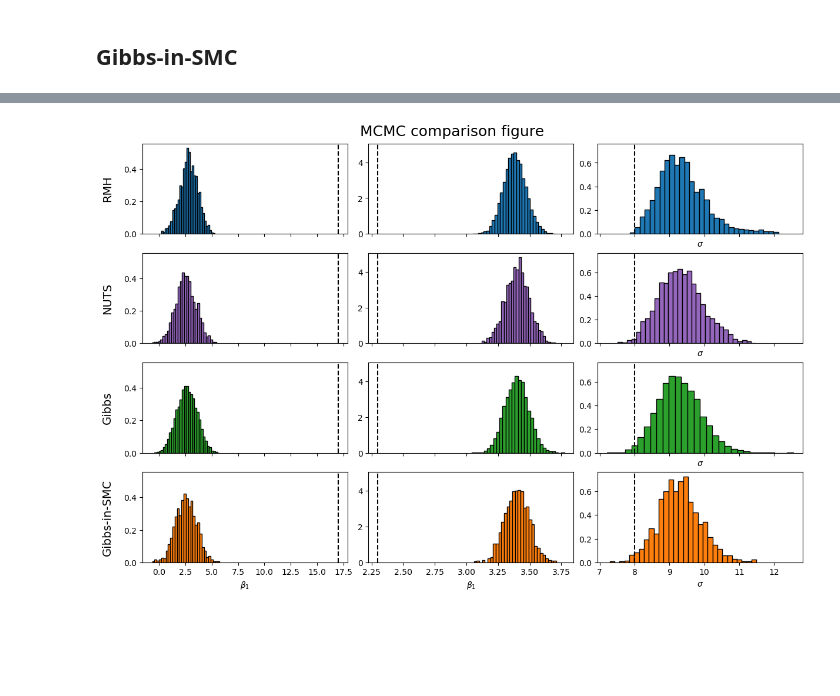
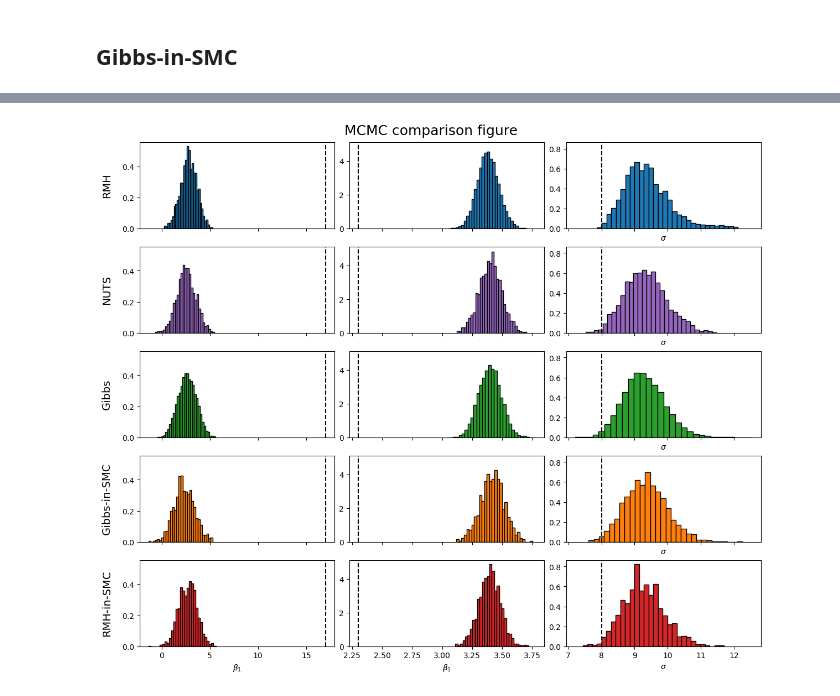
Before and after one commit to UncertaintyInComplexSystems/bamojax, a Jupyter notebook: bamojax/examples/toy_examples/linear_regression.ipynb, the cells around one changed output, grey strips where cells are left out. Drawn from its saved outputs; the diff is of its cells as text; code cells hidden in the pictures; blank space fills up the shorter version.

Commit message:
Enabled MCMC-within-SMC with generic Blackjax kernels

```diff
--- a/bamojax/examples/toy_examples/linear_regression.ipynb
+++ b/bamojax/examples/toy_examples/linear_regression.ipynb
@@ -178,7 +180,7 @@ print('warm parameters', warm_parameters)
 
 nuts_kernel = nuts(logdensity_fn, **warm_parameters)
 
-nuts_states, nuts_info = run_chain(k_mcmc, kernel=nuts_kernel.step, initial_state=warm_state, num_samples=num_burn+num_samples)
+nuts_states, nuts_info = run_chain(k_mcmc, step_fn=nuts_kernel.step, initial_state=warm_state, num_samples=num_burn+num_samples)
 nuts_states = jax.tree_util.tree_map(lambda x: x[num_burn::num_thin, ...], nuts_states)
 
 _ = plot_states(nuts_states.position, color='tab:purple', title='NUTS')
@@ -206,7 +208,7 @@ num_chains = 1
 
 key, subkey = jrnd.split(key)
 
-gibbs_states, gibbs_info = inference_loop(subkey, model=LinearRegression, kernel=gibbs, num_samples=num_samples, num_burn=num_burn, num_chains=num_chains, num_thin=num_thin)
+gibbs_states, gibbs_info = mcmc_inference_loop(subkey, model=LinearRegression, kernel=gibbs, num_samples=num_samples, num_burn=num_burn, num_chains=num_chains, num_thin=num_thin)
 
 _ = plot_states(gibbs_states.position, color='tab:green', title='Gibbs')
 
@@ -229,15 +231,15 @@ num_mcmc_steps = 100
 num_particles = 1_000
 
 step_fns = dict(beta=normal_random_walk, sigma=normal_random_walk)
-step_fn_params = dict(beta=dict(sigma=0.05), sigma=dict(sigma=0.2))
+step_fn_params = dict(beta=dict(sigma=0.1), sigma=dict(sigma=0.5))
 
 gibbs = gibbs_sampler(LinearRegression, step_fns=step_fns, step_fn_params=step_fn_params)
 
 key, subkey = jrnd.split(key)
 
-final_state, lml, n_iter, final_info = smc_inference_loop(subkey, model=LinearRegression, kernel=gibbs, num_particles=num_particles, num_mcmc_steps=num_mcmc_steps)
+final_state_gibbs, lml, n_iter, final_info = smc_inference_loop(subkey, model=LinearRegression, kernel=gibbs, num_particles=num_particles, num_mcmc_steps=num_mcmc_steps)
 
-_ = plot_states(final_state.particles, color='tab:orange', title='SMC')
+_ = plot_states(final_state_gibbs.particles, color='tab:orange', title='Gibbs-in-SMC')
 
 for theta in ['beta', 'sigma']:
     print(f'Acceptance rate for {theta}: {jnp.mean(final_info.update_info[theta].is_accepted):0.3f}')
@@ -249,0 +254,18 @@ Wall time: 6.69 s
+# %%
+%%time
+from bamojax.sampling import mcmc_sampler
+
+num_mcmc_steps = 100
+num_particles = 1_000
+
+mcmc_params = dict(sigma=0.2*jnp.eye(LinearRegression.get_model_size()))
+
+mcmc = mcmc_sampler(LinearRegression, mcmc_kernel=blackjax.normal_random_walk, mcmc_parameters=mcmc_params)
+
+key, subkey = jrnd.split(key)
+
+final_state_rmh, lml, n_iter, final_info = smc_inference_loop(subkey, model=LinearRegression, kernel=mcmc, num_particles=num_particles, num_mcmc_steps=num_mcmc_steps)
+
+_ = plot_states(final_state_rmh.particles, color='tab:red', title='RMH-in-SMC')
+
+print('Acceptance rate:', jnp.mean(1.0*final_info.update_info.is_accepted))
@@ -250,30 +277,30 @@ Wall time: 6.69 s
 # %%
-states = [rmh_states.position, nuts_states.position, gibbs_states.position, final_state.particles]
-colors = ['tab:blue', 'tab:purple', 'tab:green', 'tab:orange']
-names = ['RMH', 'NUTS', 'Gibbs', 'Gibbs-in-SMC']
+states = [rmh_states.position, nuts_states.position, gibbs_states.position, final_state_gibbs.particles, final_state_rmh.particles]
+colors = ['tab:blue', 'tab:purple', 'tab:green', 'tab:orange', 'tab:red']
+names = ['RMH', 'NUTS', 'Gibbs', 'Gibbs-in-SMC', 'RMH-in-SMC']
 
 n_methods = len(names)
 
 _, axes = plt.subplots(nrows=n_methods, ncols=3, constrained_layout=True, figsize=(12, 2*n_methods), sharey='col', sharex='col')
 
 for i in range(n_methods):
 
     for j in range(2):
         ax = axes[i, j]
         ax.hist(states[i]['beta'][:, j], density=True, bins=30, facecolor=colors[i], edgecolor='k')
         ax.axvline(x=b_true[j], color='k', ls='--')
 
     ax = axes[i, 2]
     ax.hist(states[i]['sigma'].flatten(), bins=30,  density=True, facecolor=colors[i], edgecolor='k');
     ax.axvline(x=sigma_true, ls='--', color='k')
     ax.set_xlabel(r'$\sigma$')
 
 pad = 5
 for i, ax in enumerate(axes[:, 0]):
     ax.annotate(names[i], xy=(0, 0.5), xytext=(-ax.yaxis.labelpad - pad, 0), xycoords=ax.yaxis.label, textcoords='offset points', size=14, ha='right', va='center', rotation=90)
 
 for ax in axes[-1, [0, 1]]:
     ax.set_xlabel(fr'$\beta_{{{j}}}$')
 plt.suptitle('MCMC comparison figure', fontsize=18);
 # %% [output]
-[figure, old version]
+[figure, new version]
```
Also changed, not shown: parts of 9 cells of this notebook, 5 other files.
